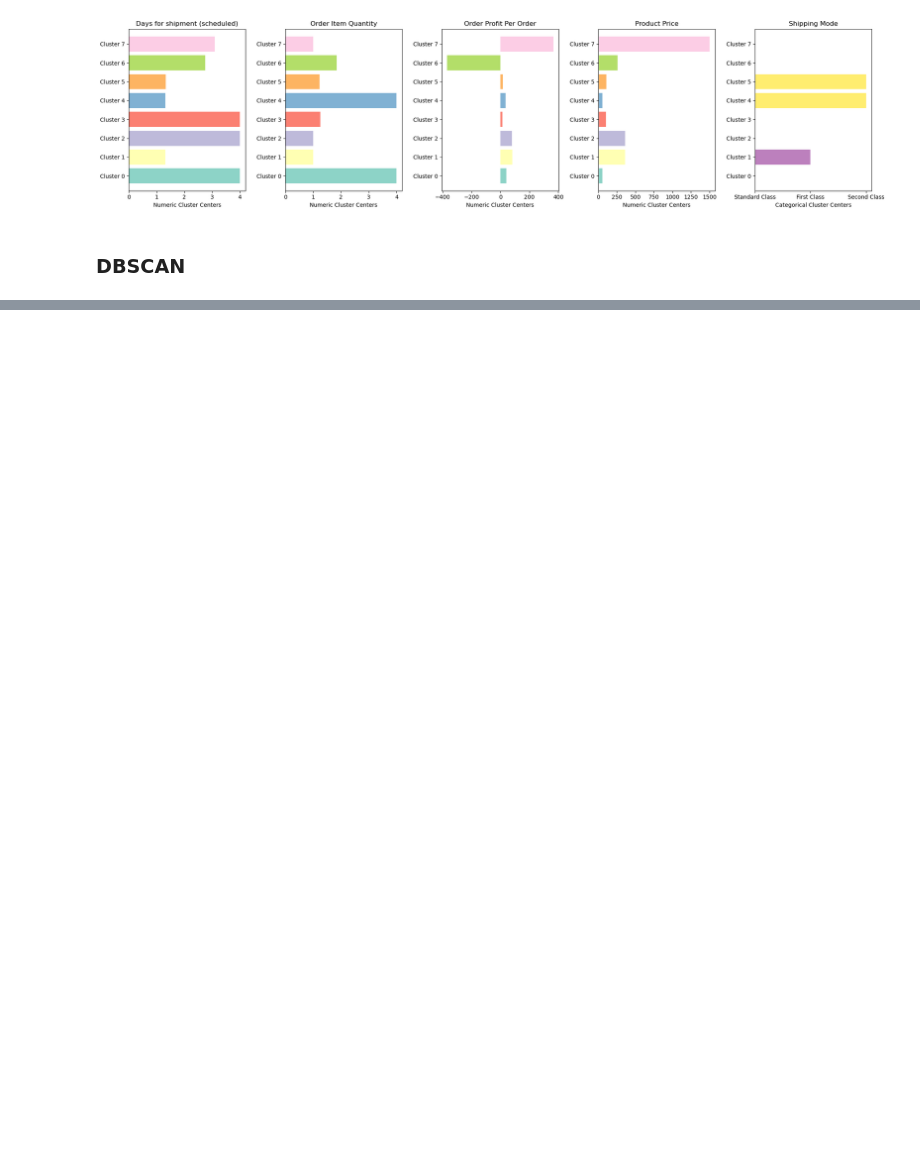
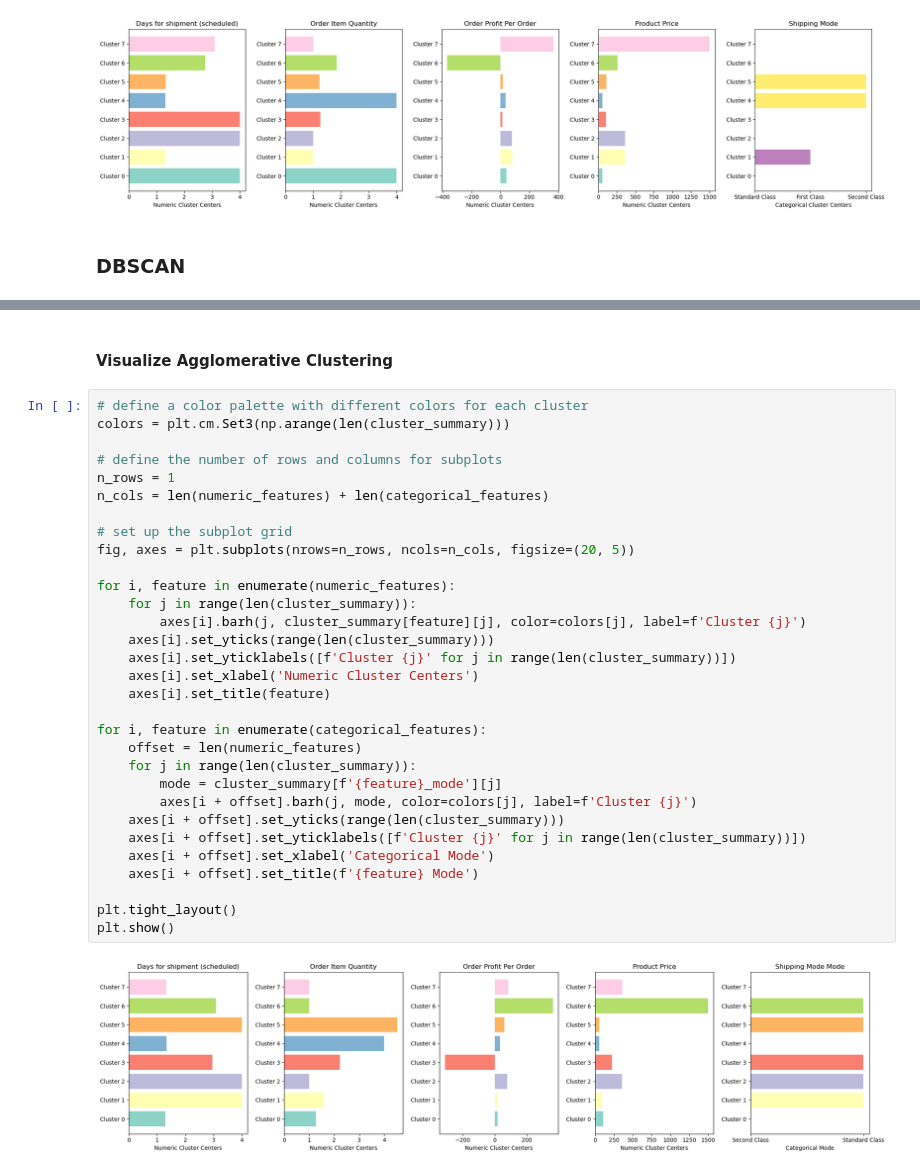
Before and after one commit to McGill-MMA-EnterpriseAnalytics/DataCo_Supply_Chain, a Jupyter notebook: models/fraud order clustering.ipynb, the cells around one changed output, grey strips where cells are left out. Saved outputs shown, nothing was run; the diff lists cells and outputs as text; blank space fills up the shorter version.

```diff
--- a/models/fraud order clustering.ipynb
+++ b/models/fraud order clustering.ipynb
@@ -435,0 +478,35 @@ Noise points:
+# %% [markdown]
+#### Visualize Agglomerative Clustering
+# %%
+# define a color palette with different colors for each cluster
+colors = plt.cm.Set3(np.arange(len(cluster_summary)))
+
+# define the number of rows and columns for subplots
+n_rows = 1
+n_cols = len(numeric_features) + len(categorical_features)
+
+# set up the subplot grid
+fig, axes = plt.subplots(nrows=n_rows, ncols=n_cols, figsize=(20, 5))
+
+for i, feature in enumerate(numeric_features):
+    for j in range(len(cluster_summary)):
+        axes[i].barh(j, cluster_summary[feature][j], color=colors[j], label=f'Cluster {j}')
+    axes[i].set_yticks(range(len(cluster_summary)))
+    axes[i].set_yticklabels([f'Cluster {j}' for j in range(len(cluster_summary))])
+    axes[i].set_xlabel('Numeric Cluster Centers')
+    axes[i].set_title(feature)
+
+for i, feature in enumerate(categorical_features):
+    offset = len(numeric_features)
+    for j in range(len(cluster_summary)):
+        mode = cluster_summary[f'{feature}_mode'][j]
+        axes[i + offset].barh(j, mode, color=colors[j], label=f'Cluster {j}')
+    axes[i + offset].set_yticks(range(len(cluster_summary)))
+    axes[i + offset].set_yticklabels([f'Cluster {j}' for j in range(len(cluster_summary))])
+    axes[i + offset].set_xlabel('Categorical Mode')
+    axes[i + offset].set_title(f'{feature} Mode')
+
+plt.tight_layout()
+plt.show()
+# %% [output]
+[figure, added]
```
Also changed, not shown: parts of 19 cells of this notebook.
